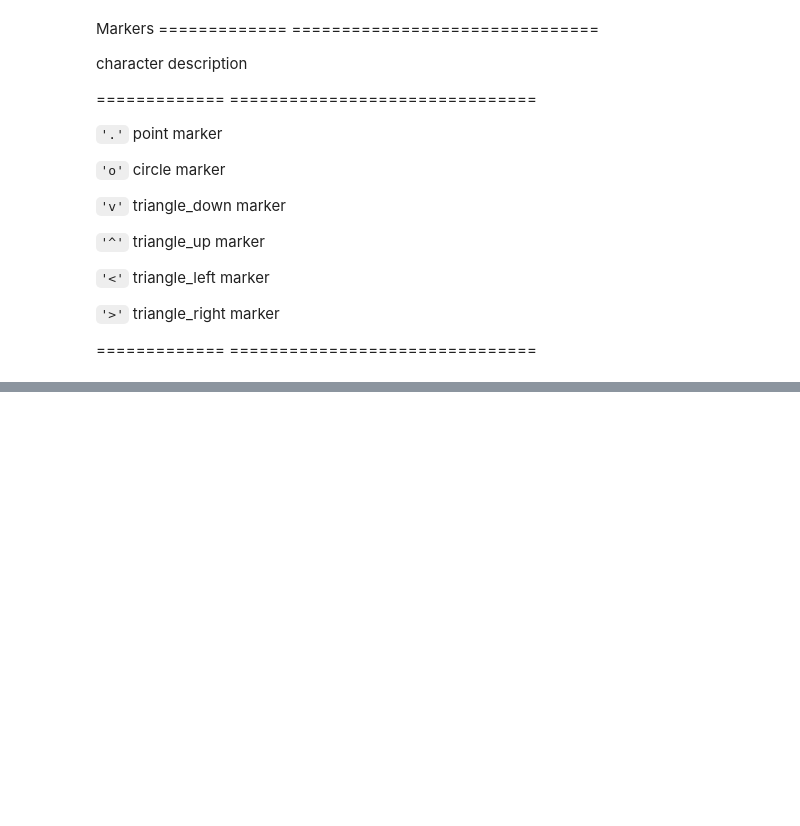
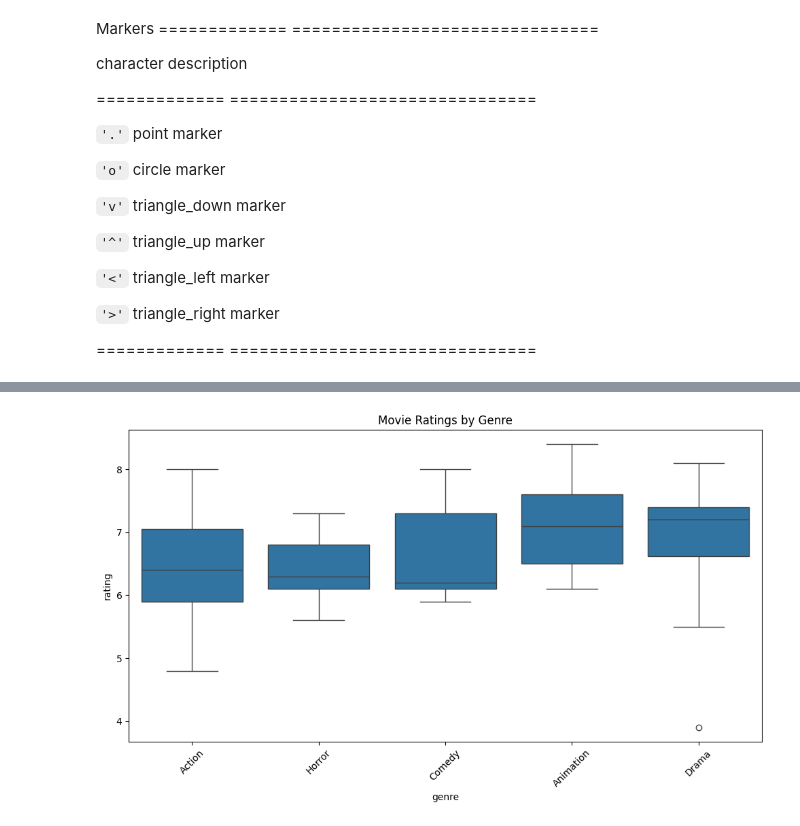
Before and after one commit to ryanhabis/College-folder, a Jupyter notebook: semester-1/Programming for Data Analytics/10 lesson /matplotlib.ipynb, the cells around one changed output, grey strips where cells are left out. Saved outputs shown, nothing was run; the diff lists cells and outputs as text; code cells hidden in the pictures; blank space fills up the shorter version.

```diff
--- a/semester-1/Programming for Data Analytics/10 lesson /matplotlib.ipynb
+++ b/semester-1/Programming for Data Analytics/10 lesson /matplotlib.ipynb
@@ -12,5 +12,5 @@ import pandas as pd
 plt.rcParams["figure.figsize"] = (5, 3) # Change values as needed
 # Set width=5 inches, height=3 inches
 # %%
-imdb = pd.read_csv('imdb.csv')
+imdb = pd.read_csv('/home/ryanhabis/Documents/College folder/semester-1/Programming for Data Analytics/dataset/imdb.csv')
 imdb.head()
@@ -239,0 +282,37 @@ grouped_runtime.describe()
+# %%
+import seaborn as sns
+import matplotlib.pyplot as plt
+
+# Ensure most_wanted_genres is defined. Use existing genre_counts if available,
+# otherwise fall back to top 5 genres from the imdb dataframe.
+try:
+    most_wanted_genres
+except NameError:
+    if 'genre_counts' in globals():
+        most_wanted_genres = genre_counts.index.tolist()
+    else:
+        most_wanted_genres = imdb['genre'].value_counts().head(5).index.tolist()
+
+# Create a figure with specific dimensions (10 inches wide, 6 inches tall)
+plt.figure(figsize=(10, 6))
+
+# Create a boxplot using seaborn
+sns.boxplot(
+    data=imdb[imdb['genre'].isin(most_wanted_genres)],  # Filter data to only include the genres we want
+    x='genre',      # Use genre column for x-axis (categorical variable)
+    y='rating'      # Use rating column for y-axis (continuous variable)
+)
+
+# Rotate x-axis labels by 45 degrees to prevent overlapping text
+plt.xticks(rotation=45)
+
+# Add a title to the plot
+plt.title('Movie Ratings by Genre')
+
+# Adjust the layout to ensure everything fits nicely without overlapping
+plt.tight_layout()
+
+# Display the plot
+plt.show()
+# %% [output]
+[figure, added]
```
Also changed, not shown: parts of 24 cells of this notebook, 4 other files.
